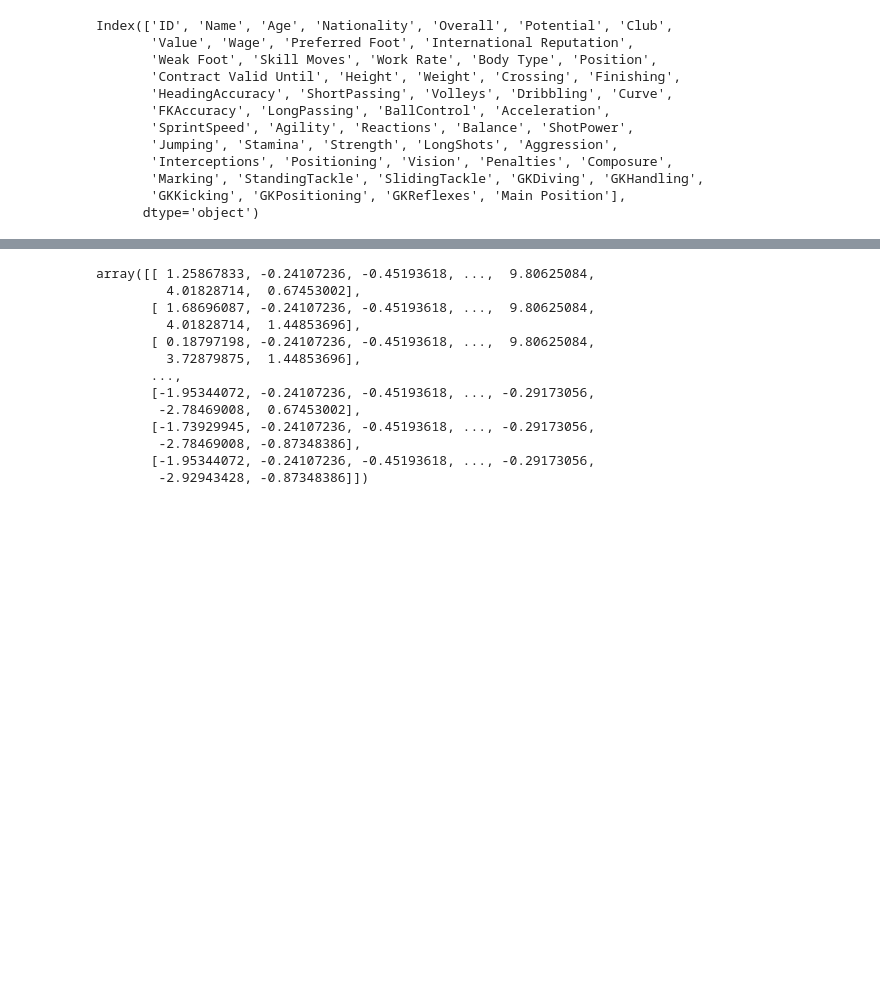
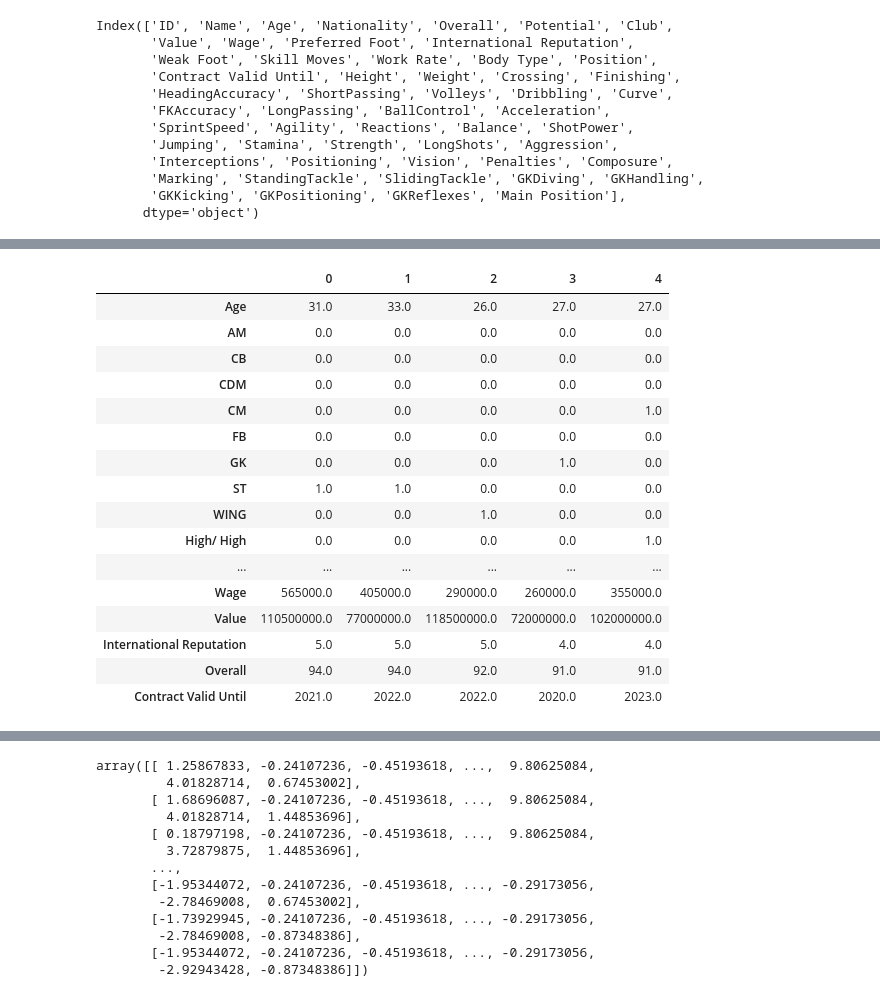
Before and after one commit to edwardedishire/Capstone-Project, a Jupyter notebook: code/scrapbook.ipynb, the cells around one changed output, grey strips where cells are left out. Saved outputs shown, nothing was run; the diff lists cells and outputs as text; code cells hidden in the pictures; blank space fills up the shorter version.

```diff
--- a/code/scrapbook.ipynb
+++ b/code/scrapbook.ipynb
@@ -128,0 +209,21 @@ df.iloc[:,[0,1,2,3,4,5,6,7,8,9,10,11,12,13,14,15,16,17,18,19,20,21,22,23,
+# %%
+df.iloc[:,[1,4,5,6,7,8,9,10,11,12,13,14,15,16,17,18,19,20,21,22,23,
+          24,25,26,45]].head().T
+# %% [output]
+|  | 0 | 1 | 2 | 3 | 4 |
+| Age | 31.0 | 33.0 | 26.0 | 27.0 | 27.0 |
+| AM | 0.0 | 0.0 | 0.0 | 0.0 | 0.0 |
+| CB | 0.0 | 0.0 | 0.0 | 0.0 | 0.0 |
+| CDM | 0.0 | 0.0 | 0.0 | 0.0 | 0.0 |
+| CM | 0.0 | 0.0 | 0.0 | 0.0 | 1.0 |
+| FB | 0.0 | 0.0 | 0.0 | 0.0 | 0.0 |
+| GK | 0.0 | 0.0 | 0.0 | 1.0 | 0.0 |
+| ST | 1.0 | 1.0 | 0.0 | 0.0 | 0.0 |
+| WING | 0.0 | 0.0 | 1.0 | 0.0 | 0.0 |
+| High/ High | 0.0 | 0.0 | 0.0 | 0.0 | 1.0 |
+| ... | ... | ... | ... | ... | ... |
+| Wage | 565000.0 | 405000.0 | 290000.0 | 260000.0 | 355000.0 |
+| Value | 110500000.0 | 77000000.0 | 118500000.0 | 72000000.0 | 102000000.0 |
+| International Reputation | 5.0 | 5.0 | 5.0 | 4.0 | 4.0 |
+| Overall | 94.0 | 94.0 | 92.0 | 91.0 | 91.0 |
+| Contract Valid Until | 2021.0 | 2022.0 | 2022.0 | 2020.0 | 2023.0 |
```
Also changed, not shown: parts of 23 cells of this notebook, 1 other file.
